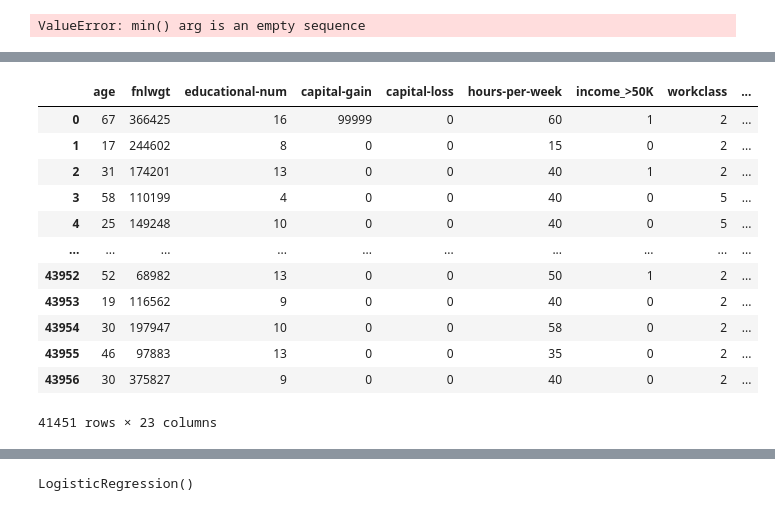
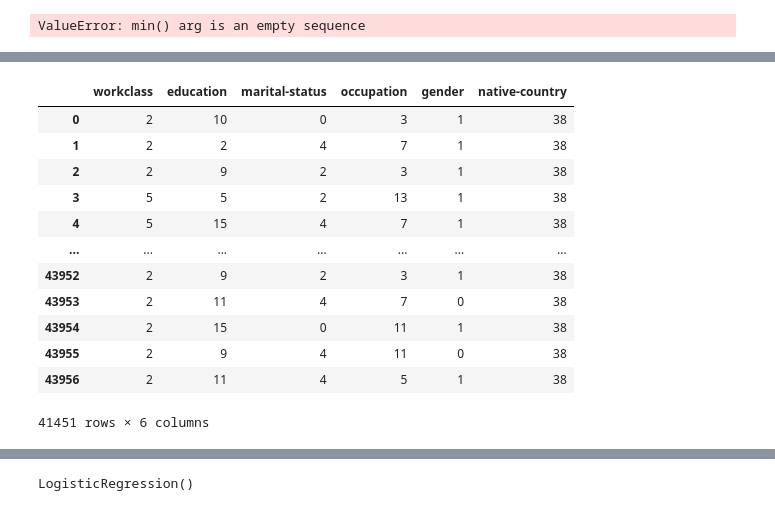
Before and after one commit to omar123-jav/ML-A2, a Jupyter notebook: Assignment2.ipynb, the cells around one changed output, grey strips where cells are left out. Saved outputs shown, nothing was run; the diff lists cells and outputs as text; code cells hidden in the pictures.

Commit message:
Further updates to income

```diff
--- a/Assignment2.ipynb
+++ b/Assignment2.ipynb
@@ -366,10 +241,14 @@ from sklearn import preprocessing
 
 label_encoder=preprocessing.LabelEncoder()
 df_objs['education']=label_encoder.fit_transform(df_objs['education'])
+
 df_objs['occupation']=label_encoder.fit_transform(df_objs['occupation'])
 df_objs['workclass']=label_encoder.fit_transform(df_objs['workclass'])
 df_objs['marital-status']=label_encoder.fit_transform(df_objs['marital-status'])
-
+#df_objs['relationship']=label_encoder.fit_transform(df_objs['relationship'])
+#df_objs['race']=label_encoder.fit_transform(df_objs['race'])
+df_objs['gender']=label_encoder.fit_transform(df_objs['gender'])
+df_objs['native-country']=label_encoder.fit_transform(df_objs['native-country'])
 
 df_objs
 # %% [output]
@@ -408,18 +287,17 @@ df_objs_final
 # %%
-df_objs.drop(columns=['relationship','gender','native-country','race'],axis=1,inplace=True)
-final_df=pd.concat([df_nums,df_objs,df_objs_final],axis=1)
-final_df
+df_objs.drop(columns=['relationship','race'],axis=1,inplace=True)
+df_objs
 # %% [output]
-|  | age | fnlwgt | educational-num | capital-gain | capital-loss | hours-per-week | income_>50K | workclass | ... |
-| 0 | 67 | 366425 | 16 | 99999 | 0 | 60 | 1 | 2 | ... |
-| 1 | 17 | 244602 | 8 | 0 | 0 | 15 | 0 | 2 | ... |
-| 2 | 31 | 174201 | 13 | 0 | 0 | 40 | 1 | 2 | ... |
-| 3 | 58 | 110199 | 4 | 0 | 0 | 40 | 0 | 5 | ... |
-| 4 | 25 | 149248 | 10 | 0 | 0 | 40 | 0 | 5 | ... |
-| ... | ... | ... | ... | ... | ... | ... | ... | ... | ... |
-| 43952 | 52 | 68982 | 13 | 0 | 0 | 50 | 1 | 2 | ... |
-| 43953 | 19 | 116562 | 9 | 0 | 0 | 40 | 0 | 2 | ... |
-| 43954 | 30 | 197947 | 10 | 0 | 0 | 58 | 0 | 2 | ... |
-| 43955 | 46 | 97883 | 13 | 0 | 0 | 35 | 0 | 2 | ... |
-| 43956 | 30 | 375827 | 9 | 0 | 0 | 40 | 0 | 2 | ... |
+|  | workclass | education | marital-status | occupation | gender | native-country |
+| 0 | 2 | 10 | 0 | 3 | 1 | 38 |
+| 1 | 2 | 2 | 4 | 7 | 1 | 38 |
+| 2 | 2 | 9 | 2 | 3 | 1 | 38 |
+| 3 | 5 | 5 | 2 | 13 | 1 | 38 |
+| 4 | 5 | 15 | 4 | 7 | 1 | 38 |
+| ... | ... | ... | ... | ... | ... | ... |
+| 43952 | 2 | 9 | 2 | 3 | 1 | 38 |
+| 43953 | 2 | 11 | 4 | 7 | 0 | 38 |
+| 43954 | 2 | 15 | 0 | 11 | 1 | 38 |
+| 43955 | 2 | 9 | 4 | 11 | 0 | 38 |
+| 43956 | 2 | 11 | 4 | 5 | 1 | 38 |
-41451 rows × 23 columns
+41451 rows × 6 columns
```
Also changed, not shown: parts of 33 cells of this notebook.
